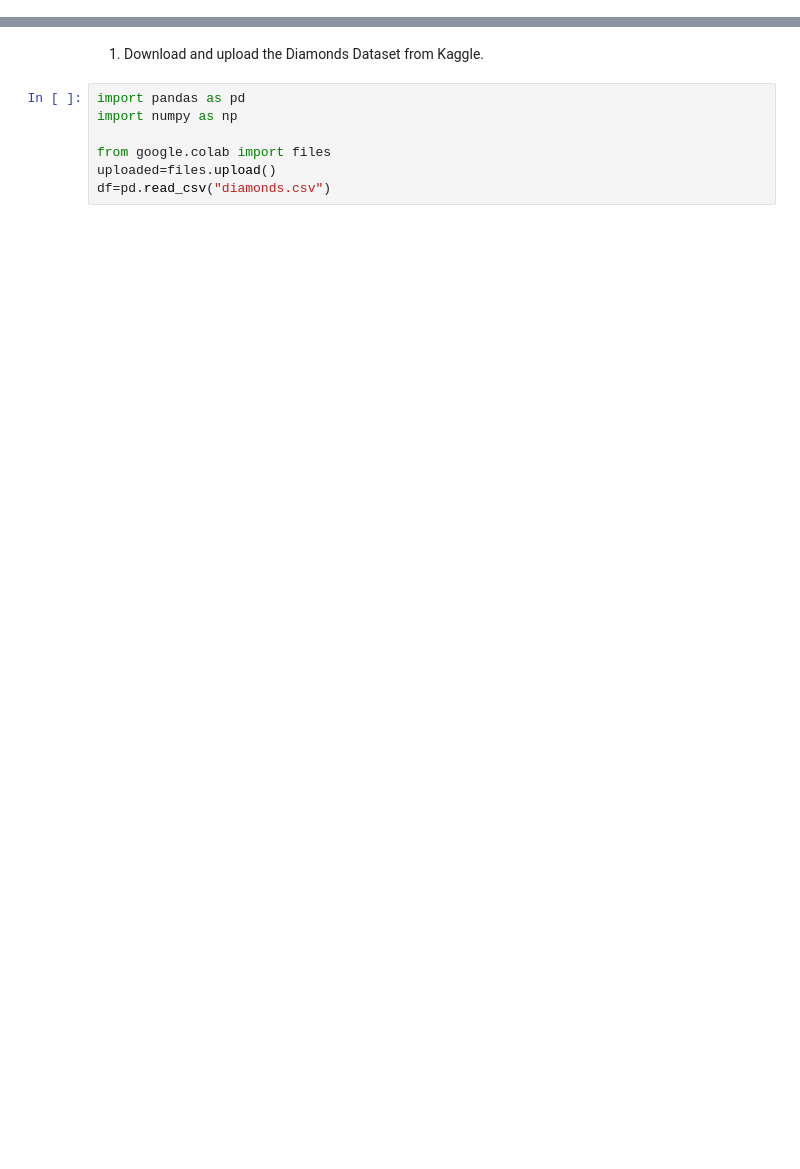
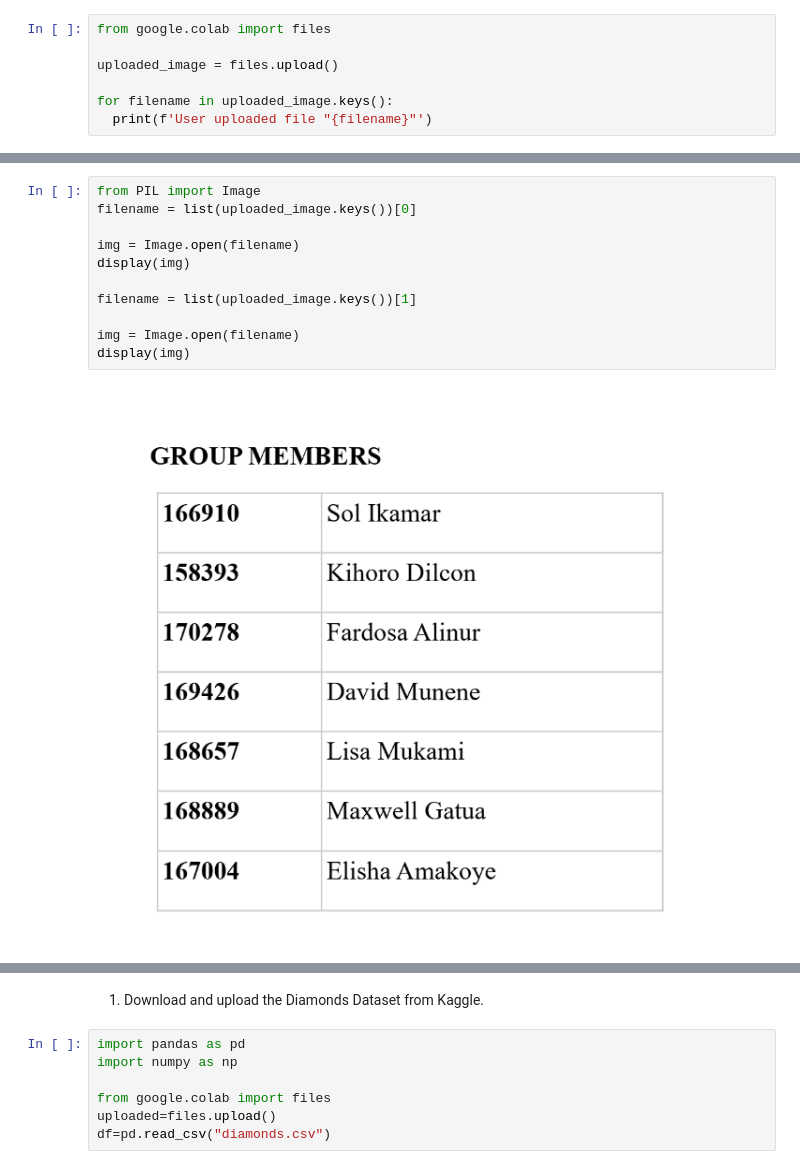
Before and after one commit to Maxwell619/AI-Coursework-2025, a Jupyter notebook: Diamonds_Price_Regression.ipynb, the cells around one changed output, grey strips where cells are left out. Cells and saved outputs as stored; diff of their text form; blank space fills up the shorter version.

```diff
--- a/Diamonds_Price_Regression.ipynb
+++ b/Diamonds_Price_Regression.ipynb
@@ -1,2 +1,9 @@
 # %% [markdown]
 <a href="https://colab.research.google.com/github/Maxwell619/AI-Coursework-2025/blob/master/Diamonds_Price_Regression.ipynb" target="_parent"><img src="https://colab.research.google.com/assets/colab-badge.svg" alt="Open In Colab"/></a>
+# %%
+from google.colab import files
+
+uploaded_image = files.upload()
+
+for filename in uploaded_image.keys():
+  print(f'User uploaded file "{filename}"')
@@ -2,0 +16,13 @@
+# %%
+from PIL import Image
+filename = list(uploaded_image.keys())[0]
+
+img = Image.open(filename)
+display(img)
+
+filename = list(uploaded_image.keys())[1]
+
+img = Image.open(filename)
+display(img)
+# %% [output]
+[figure, added]
```
Also changed, not shown: parts of 2 cells of this notebook.
